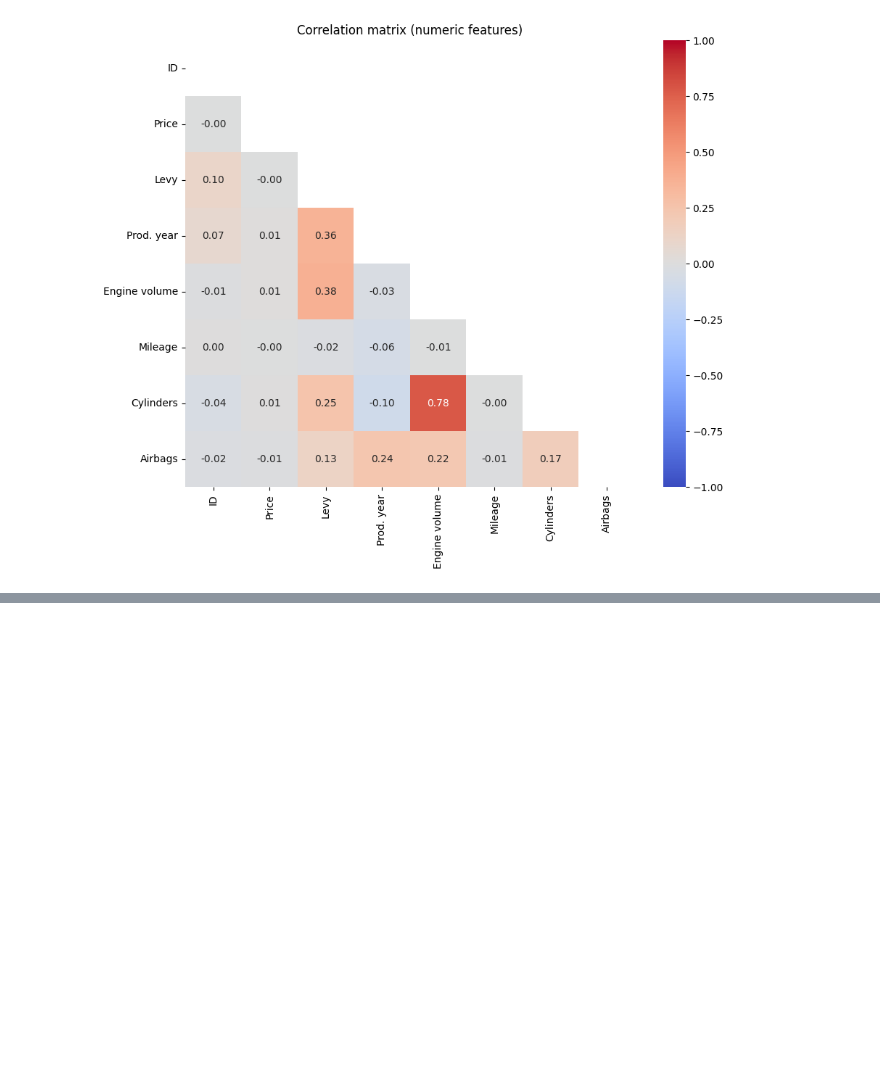
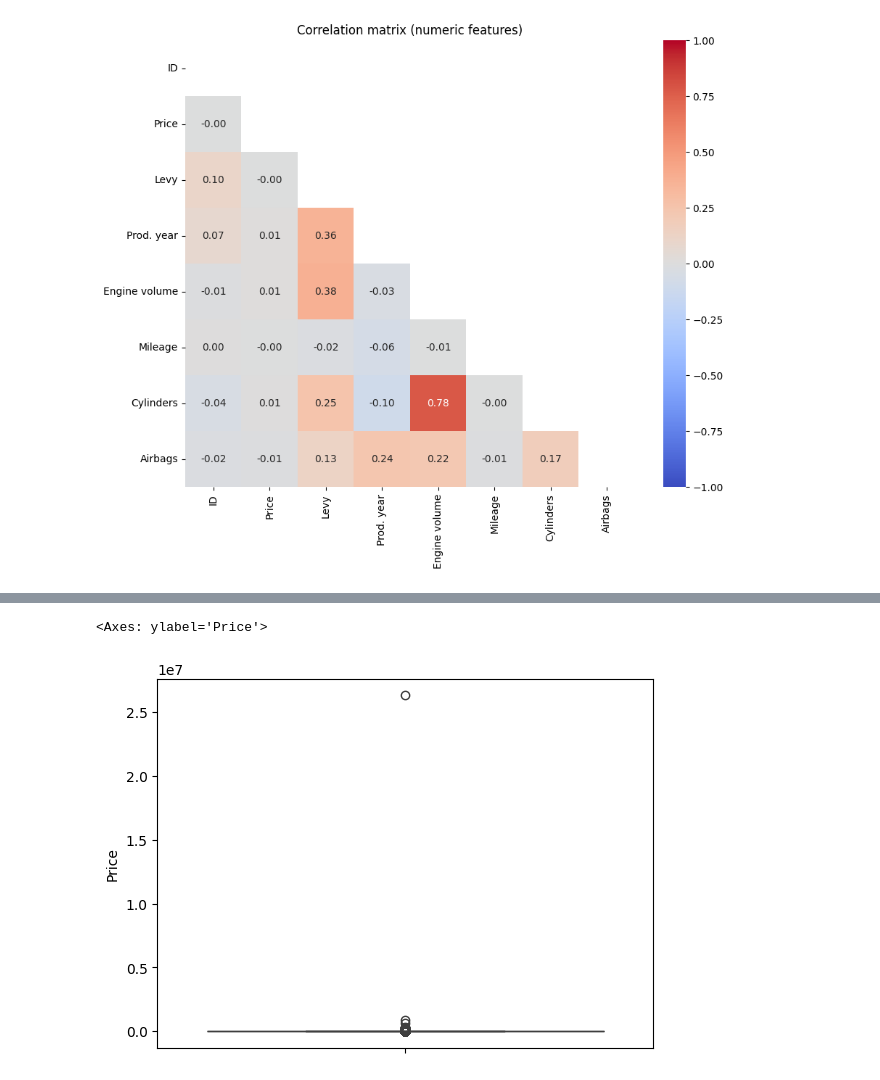
Before and after one commit to H24za/Car-Price-Prediction, a Jupyter notebook: notebooks/EDA.ipynb, the cells around one changed output, grey strips where cells are left out. Saved outputs shown, nothing was run; the diff lists cells and outputs as text; code cells hidden in the pictures; blank space fills up the shorter version.

```diff
--- a/notebooks/EDA.ipynb
+++ b/notebooks/EDA.ipynb
@@ -235,0 +244,5 @@ else:
+# %%
+sns.boxplot(data['Price'])
+# %% [output]
+<Axes: ylabel='Price'>
+[figure, added]
```
Also changed, not shown: parts of 11 cells of this notebook, 3 other files.
